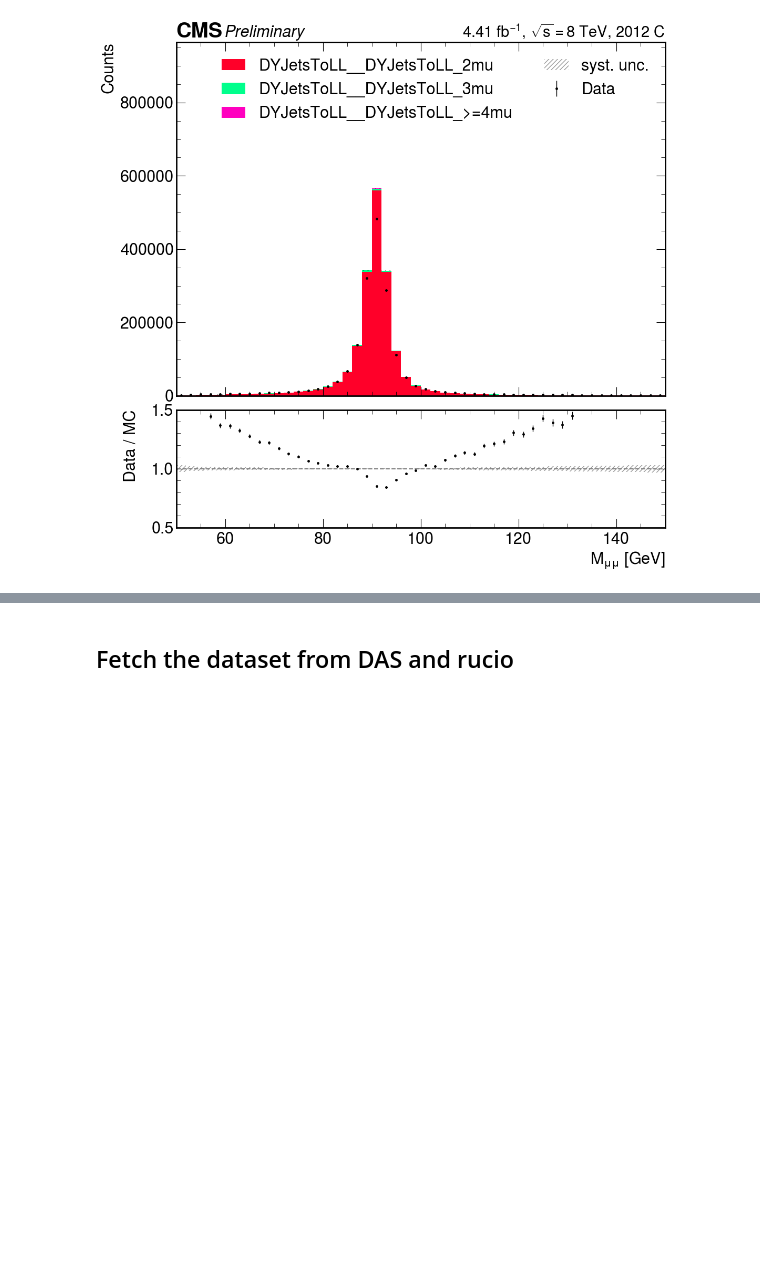
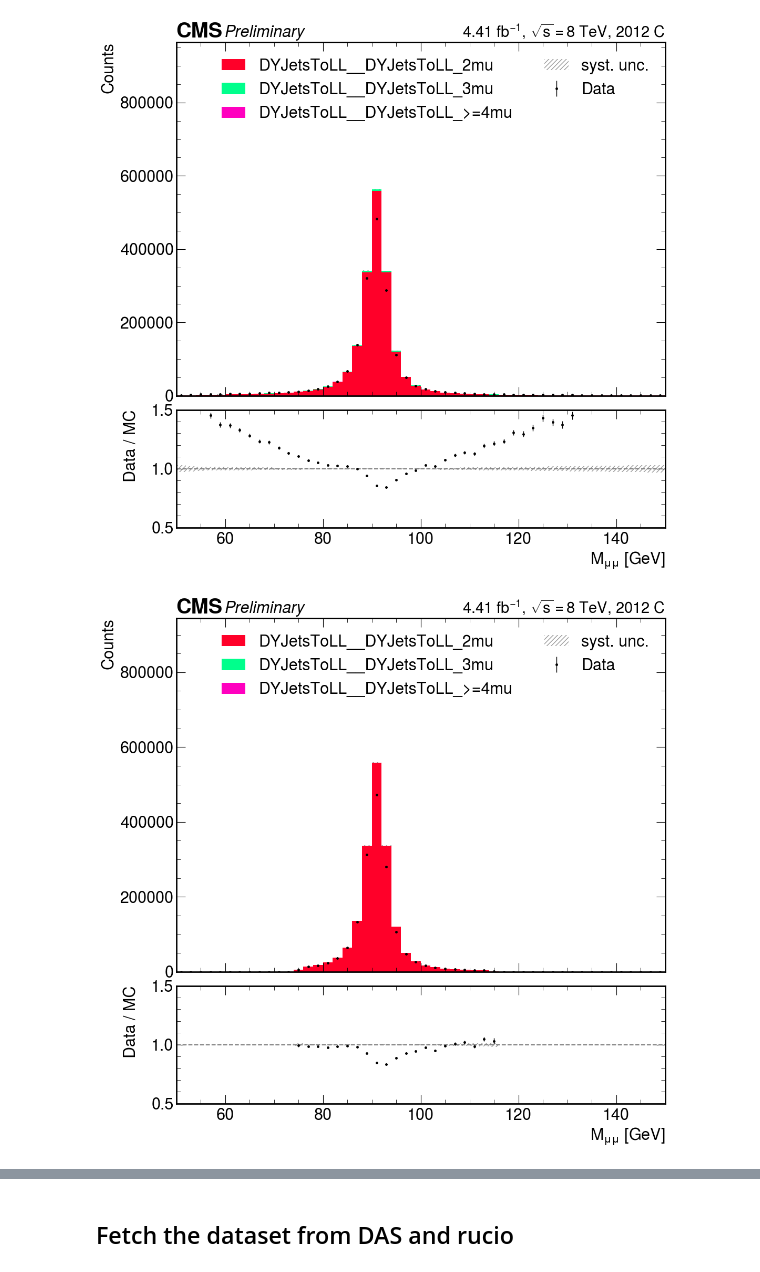
Before and after one commit to mmarchegiani/pyhep2023-pocketcoffea-tutorial, a Jupyter notebook: talk.ipynb, the cells around one changed output, grey strips where cells are left out. Drawn from its saved outputs; the diff is of its cells as text; code cells hidden in the pictures; blank space fills up the shorter version.

```diff
--- a/talk.ipynb
+++ b/talk.ipynb
@@ -83,6 +91,7 @@ default_parameters = defaults.get_default_parameters()
 parameters = defaults.merge_parameters_from_files(default_parameters,
                                                   f"{localdir}/params/event_flags.yaml",
                                                   f"{localdir}/params/lumi.yaml",
+                                                  f"{localdir}/params/lepton_scale_factors.yaml",
                                                   f"{localdir}/params/object_preselection_semileptonic.yaml",
                                                   f"{localdir}/params/triggers.yaml",
                                                   f"{localdir}/params/plotting_style.yaml",
@@ -388,3 +466,9 @@ shape.plot_datamc("inclusive")
 ax.set_xlim(50, 150);
 # %% [output]
 [figure]
+# %%
+fig, (ax, rax) = shape.define_figure(ratio=True)
+shape.plot_datamc("mll_75To115")
+ax.set_xlim(50, 150);
+# %% [output]
+[figure, added]
```
Also changed, not shown: parts of 20 cells of this notebook.
